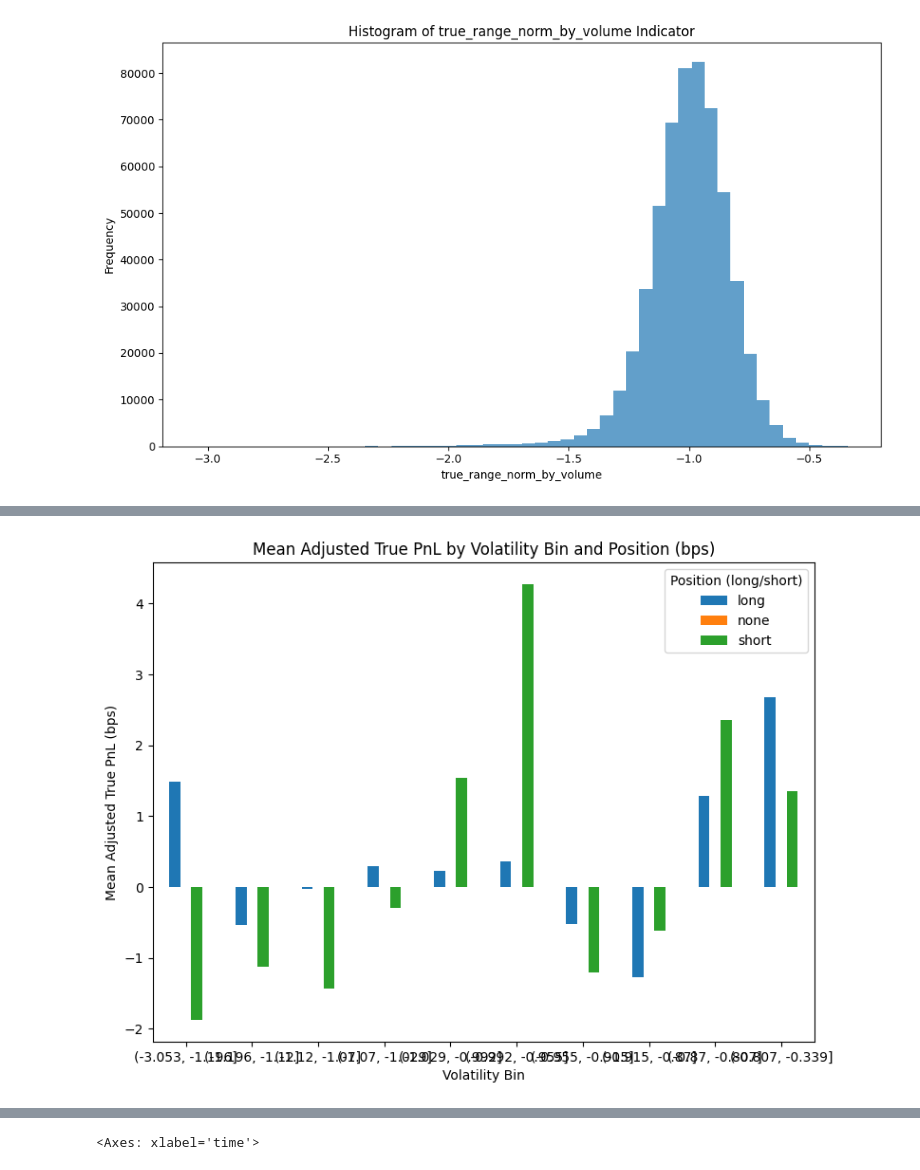
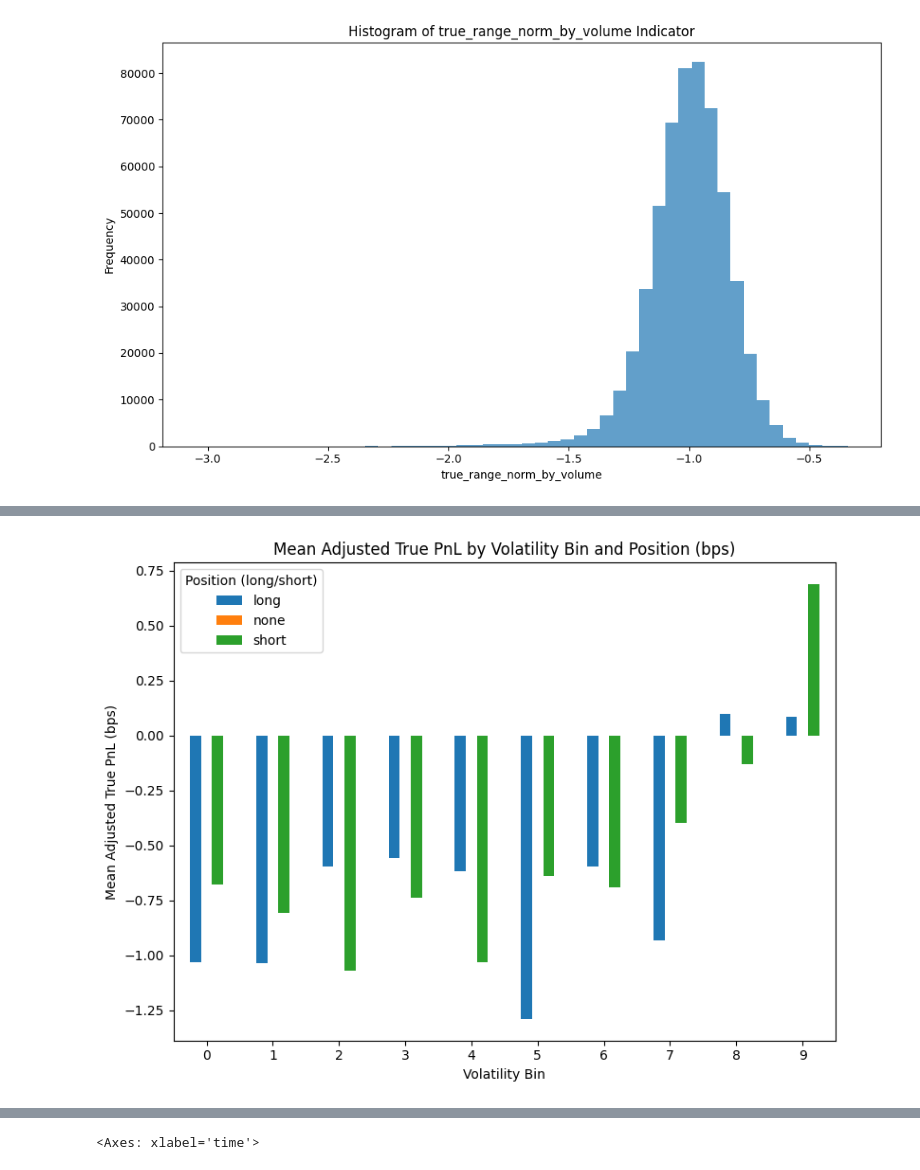
Before and after one commit to kcf1/fina4359-quant-trading, a Jupyter notebook: final/hft_play.ipynb, the cells around one changed output, grey strips where cells are left out. Saved outputs shown, nothing was run; the diff lists cells and outputs as text; code cells hidden in the pictures.

```diff
--- a/final/hft_play.ipynb
+++ b/final/hft_play.ipynb
@@ -177,7 +191,7 @@ tp = 0.005   # 30bps = 0.30%
 sl = -0.005  # -10bps = -0.10%
 
 # Columns for forward returns (already present in backtest_df)
-ret_cols = [f'ret_fwd{i}' for i in range(1, 11)]
+ret_cols = [f'ret_fwd{i}' for i in range(1, 21)]
 
 def check_tp_sl(row):
     rets = row[ret_cols].values
@@ -217,8 +231,8 @@ display(backtest_df[['timestamp', 'tp_sl', 'pnl']].head())
 
 # 1. vwap_dev_norm entry signals: > 1.5 -> short; < -1.5 -> long
 backtest_df['entry_vwap_dev'] = np.where(
-    backtest_df['vwap_dev_norm'] > 2, 'short',
-    np.where(backtest_df['vwap_dev_norm'] < -2, 'long', 'none')
+    backtest_df['vwap_dev_norm'] > 1.5, 'short',
+    np.where(backtest_df['vwap_dev_norm'] < -1.5, 'long', 'none')
 )
 
 # 2. true_range_norm_by_volume_norm filters (reversion/trend regime):
@@ -239,7 +253,7 @@ display(backtest_df[['timestamp', 'entry_vwap_dev', 'entry_tr_volregime']].head(
 # %%
 # Given tp=30bps (0.003), sl=10bps (0.001), recompute TRUE tp/sl logic based on *true* trade direction (entry_vwap_dev)
 
-tp_true = 0.003   # 30 bps
+tp_true = 0.005   # 30 bps
 sl_true = -0.001  # -10 bps
 
 # Find all ret_fwd columns
@@ -342,6 +356,7 @@ plt.show()
 true_range_bins = pd.qcut(
     backtest_df['true_range_norm_by_volume_norm'],
     q=10,
+    labels=False
 )
 backtest_df['true_range_bin'] = true_range_bins
 
@@ -357,18 +372,18 @@ backtest_df.head()
 # %%
 # Group by true_range_bin (volatility level) and adj_true_position (long/short), calculate mean adjusted pnl in bps
-grouped = backtest_df.groupby(['true_range_bin', 'adj_true_position'])['true_pnl'].mean().unstack()
+grouped = backtest_df.groupby(['true_range_bin', 'true_position'])['true_pnl'].mean().unstack()
 
 # Convert mean PnL to basis points (bps)
 grouped_bps = grouped * 10000
 
 # Plot the grouped mean in bps
 ax = grouped_bps.plot(kind='bar', figsize=(8,6))
 plt.title("Mean Adjusted True PnL by Volatility Bin and Position (bps)")
 plt.ylabel("Mean Adjusted True PnL (bps)")
 plt.xlabel("Volatility Bin")
 plt.xticks(rotation=0)
 plt.legend(title="Position (long/short)")
 plt.tight_layout()
 plt.show()
 # %% [output]
-[figure, old version]
+[figure, new version]
```
Also changed, not shown: parts of 13 cells of this notebook.
